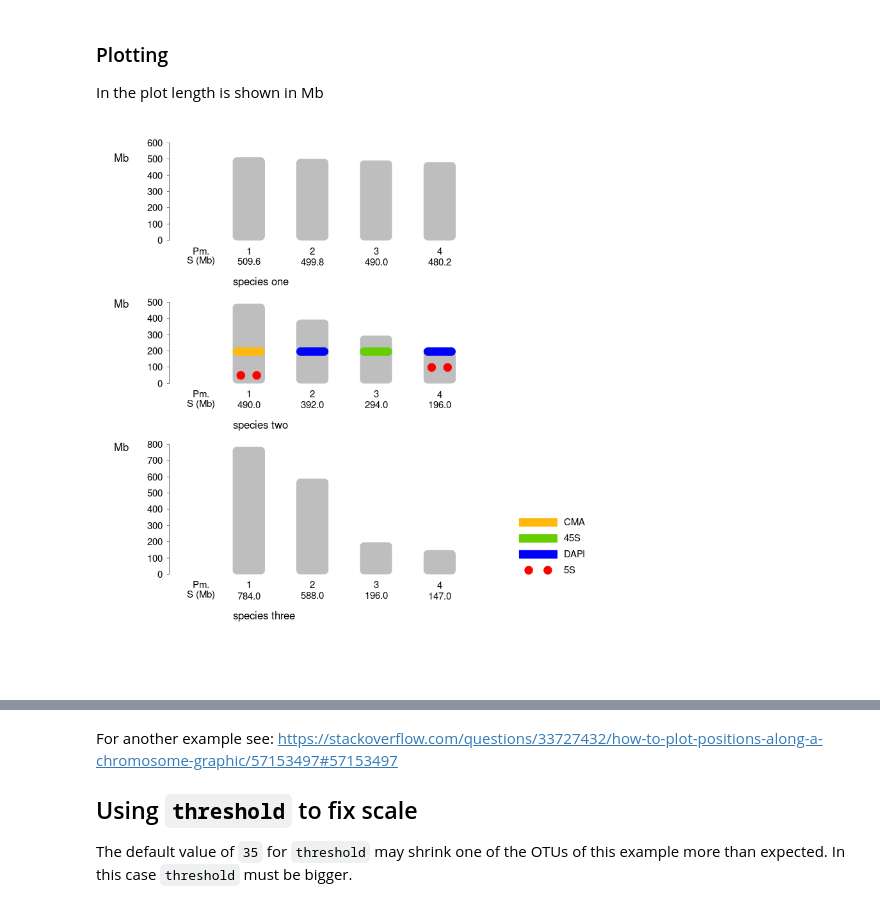
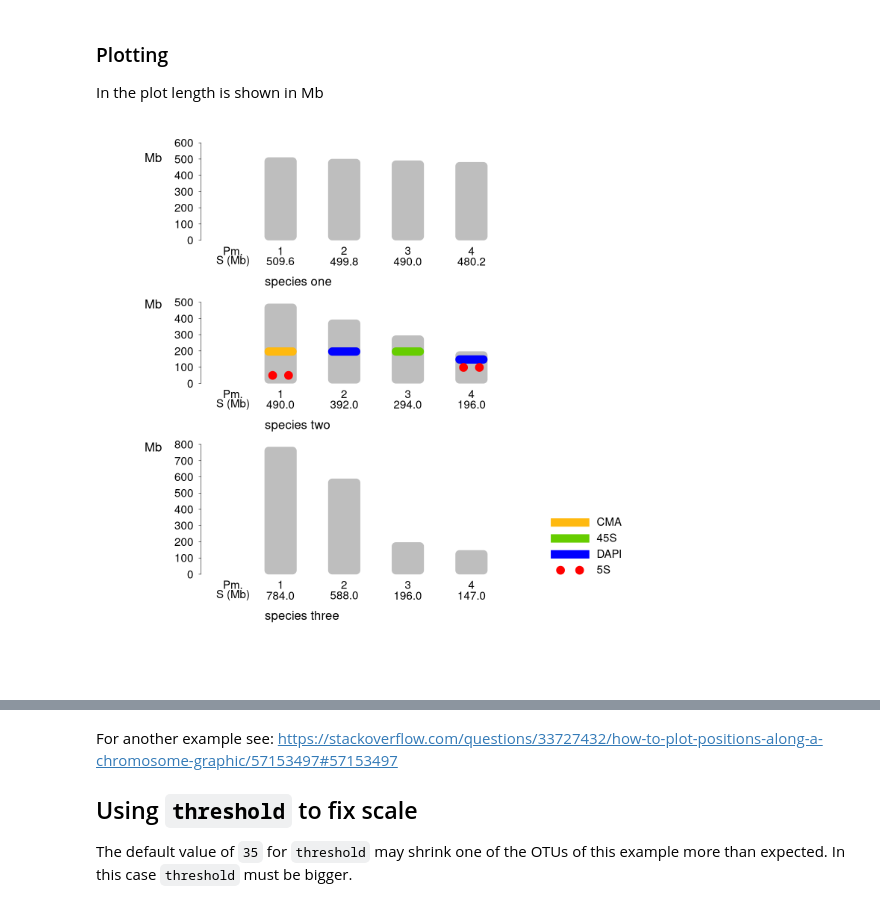
Before and after one commit to fernandoroa/IFjupyter, a Jupyter notebook: 06-units.ipynb, the cells around one changed output, grey strips where cells are left out. Drawn from its saved outputs; the diff is of its cells as text; code cells hidden in the pictures.

```diff
--- a/06-units.ipynb
+++ b/06-units.ipynb
@@ -68,7 +68,7 @@ In the plot length is shown in Mb
 # par(mar=c(1,1,1,1))
 par(mar=rep(0,4))
 
-options(repr.plot.width = 700/80, repr.plot.height = 700/80, repr.plot.res = 100)
+options(repr.plot.width = 1500/200, repr.plot.height = 1500/200, repr.plot.res = 200)
 suppressMessages(
 plotIdiograms(dfChrSize=bigdfChrSizeHoloMb,  # chr. size data.frame
               dfMarkColor=dfMarkColor,       # df of mark style
@@ -76,34 +76,34 @@ plotIdiograms(dfChrSize=bigdfChrSizeHoloMb,  # chr. size data.frame
 
               markDistType="cen",            # distance to mark is to its center
               squareness=4,                  # vertices squareness of chr. and marks
               distTextChr = .5,              # separ. chr. to text
 
               karHeight = 2,                 # rel. karyotype height
               karHeiSpace = 4,               # karyotype height including spacing
               karSepar=TRUE,                 # reduce spacing among karyotypes
               amoSepar = 1,                  # depends on karSepar, amount of sep.
 
               chrId="simple",                # chr. names not "original"
               chrSize=TRUE,                  # show chr. size under chr.
               indexIdTextSize=.9,            # font size of chr names and indices
               karIndex = FALSE,              # do not add karyotype asymmetry index
 
               rulerNumberSize=.9,            # font size of ruler
               rulerPos = 0,                  # position of ruler
               ruler.tck= -.004,              # ruler tick length and orient.
               xPosRulerTitle = 3.5,          # modifies position of ruler title (Mb)
 
               markLabelSize=.9,              # font size of legend
               legendWidth = 1.2,             # width of legends
 
               xlimLeftMod = 1,               # modify left argument of xlim
               ylimBotMod=.4                  # modify bottom argument of ylim
               ,chromatids=FALSE              # do not show chromatids
               )
 )
 #dev.off()
 # %% [output]
-[figure, old version]
+[figure, new version]
 # %% [markdown]
 </div>
 # %% [markdown]
```
Also changed, not shown: parts of 4 cells of this notebook, 12 other files.
